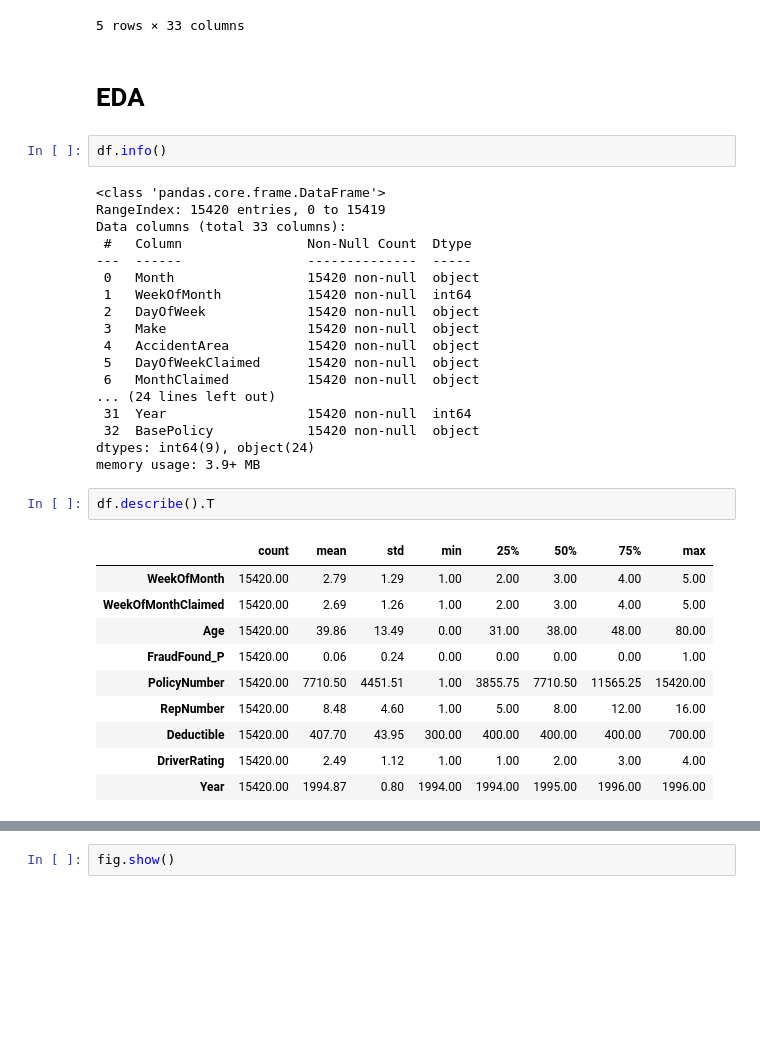
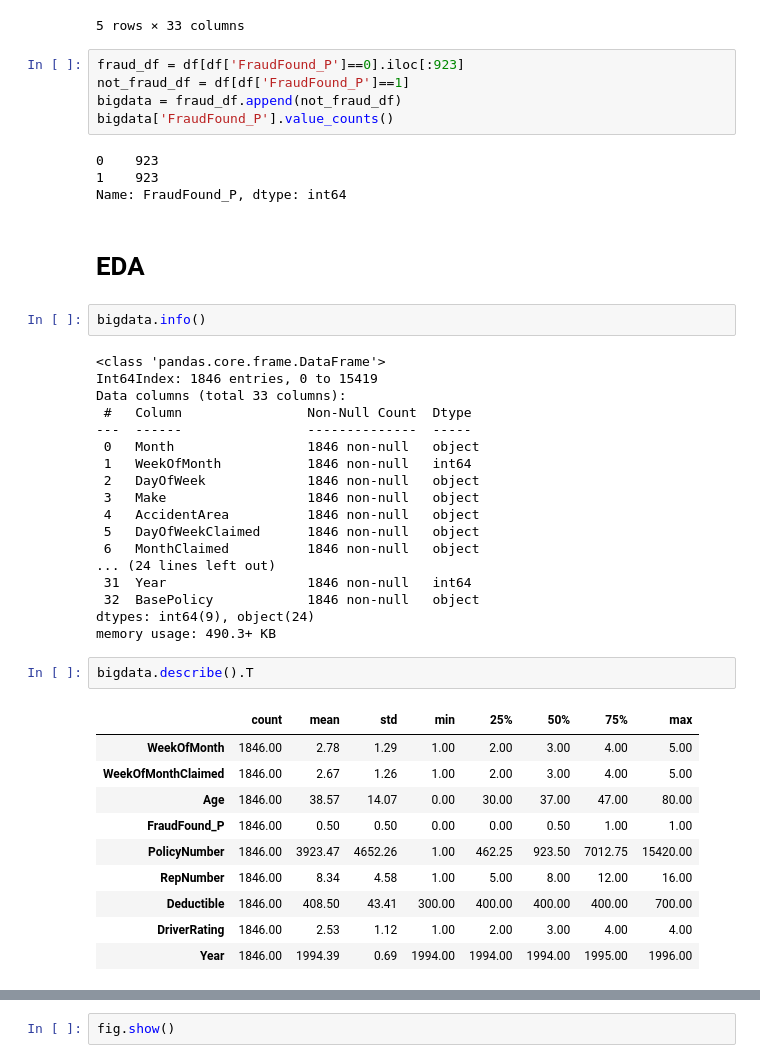
Before and after one commit to Srujan-DiagonalMatrix/APF, a Jupyter notebook: scripts/fraud/Vehicle_claim_insurance_fraud/code/fraud_insurance_model.ipynb, the cells around one changed output, grey strips where cells are left out. Drawn from its saved outputs; the diff is of its cells as text; blank space fills up the shorter version.

```diff
--- a/scripts/fraud/Vehicle_claim_insurance_fraud/code/fraud_insurance_model.ipynb
+++ b/scripts/fraud/Vehicle_claim_insurance_fraud/code/fraud_insurance_model.ipynb
@@ -57,39 +57,48 @@ df.head()
 | 3 | Jun | 2 | Saturday | Toyota | Rural | Friday | Jul | ... |
 | 4 | Jan | 5 | Monday | Honda | Urban | Tuesday | Feb | ... |
 5 rows × 33 columns
+# %%
+fraud_df = df[df['FraudFound_P']==0].iloc[:923]
+not_fraud_df = df[df['FraudFound_P']==1]
+bigdata = fraud_df.append(not_fraud_df)
+bigdata['FraudFound_P'].value_counts()
+# %% [output]
+0    923
+1    923
+Name: FraudFound_P, dtype: int64
 # %% [markdown]
 # EDA
 # %%
-df.info()
+bigdata.info()
 # %% [output]
 <class 'pandas.core.frame.DataFrame'>
-RangeIndex: 15420 entries, 0 to 15419
+Int64Index: 1846 entries, 0 to 15419
 Data columns (total 33 columns):
  #   Column                Non-Null Count  Dtype
 ---  ------                --------------  -----
- 0   Month                 15420 non-null  object
- 1   WeekOfMonth           15420 non-null  int64
- 2   DayOfWeek             15420 non-null  object
- 3   Make                  15420 non-null  object
- 4   AccidentArea          15420 non-null  object
- 5   DayOfWeekClaimed      15420 non-null  object
- 6   MonthClaimed          15420 non-null  object
+ 0   Month                 1846 non-null   object
+ 1   WeekOfMonth           1846 non-null   int64
+ 2   DayOfWeek             1846 non-null   object
+ 3   Make                  1846 non-null   object
+ 4   AccidentArea          1846 non-null   object
+ 5   DayOfWeekClaimed      1846 non-null   object
+ 6   MonthClaimed          1846 non-null   object
 ... (24 lines left out)
- 31  Year                  15420 non-null  int64
- 32  BasePolicy            15420 non-null  object
+ 31  Year                  1846 non-null   int64
+ 32  BasePolicy            1846 non-null   object
 dtypes: int64(9), object(24)
-memory usage: 3.9+ MB
+memory usage: 490.3+ KB
 # %%
-df.describe().T
+bigdata.describe().T
 # %% [output]
 |  | count | mean | std | min | 25% | 50% | 75% | max |
-| WeekOfMonth | 15420.00 | 2.79 | 1.29 | 1.00 | 2.00 | 3.00 | 4.00 | 5.00 |
-| WeekOfMonthClaimed | 15420.00 | 2.69 | 1.26 | 1.00 | 2.00 | 3.00 | 4.00 | 5.00 |
-| Age | 15420.00 | 39.86 | 13.49 | 0.00 | 31.00 | 38.00 | 48.00 | 80.00 |
-| FraudFound_P | 15420.00 | 0.06 | 0.24 | 0.00 | 0.00 | 0.00 | 0.00 | 1.00 |
-| PolicyNumber | 15420.00 | 7710.50 | 4451.51 | 1.00 | 3855.75 | 7710.50 | 11565.25 | 15420.00 |
-| RepNumber | 15420.00 | 8.48 | 4.60 | 1.00 | 5.00 | 8.00 | 12.00 | 16.00 |
-| Deductible | 15420.00 | 407.70 | 43.95 | 300.00 | 400.00 | 400.00 | 400.00 | 700.00 |
-| DriverRating | 15420.00 | 2.49 | 1.12 | 1.00 | 1.00 | 2.00 | 3.00 | 4.00 |
-| Year | 15420.00 | 1994.87 | 0.80 | 1994.00 | 1994.00 | 1995.00 | 1996.00 | 1996.00 |
+| WeekOfMonth | 1846.00 | 2.78 | 1.29 | 1.00 | 2.00 | 3.00 | 4.00 | 5.00 |
+| WeekOfMonthClaimed | 1846.00 | 2.67 | 1.26 | 1.00 | 2.00 | 3.00 | 4.00 | 5.00 |
+| Age | 1846.00 | 38.57 | 14.07 | 0.00 | 30.00 | 37.00 | 47.00 | 80.00 |
+| FraudFound_P | 1846.00 | 0.50 | 0.50 | 0.00 | 0.00 | 0.50 | 1.00 | 1.00 |
+| PolicyNumber | 1846.00 | 3923.47 | 4652.26 | 1.00 | 462.25 | 923.50 | 7012.75 | 15420.00 |
+| RepNumber | 1846.00 | 8.34 | 4.58 | 1.00 | 5.00 | 8.00 | 12.00 | 16.00 |
+| Deductible | 1846.00 | 408.50 | 43.41 | 300.00 | 400.00 | 400.00 | 400.00 | 700.00 |
+| DriverRating | 1846.00 | 2.53 | 1.12 | 1.00 | 2.00 | 3.00 | 4.00 | 4.00 |
+| Year | 1846.00 | 1994.39 | 0.69 | 1994.00 | 1994.00 | 1994.00 | 1995.00 | 1996.00 |
 # %%
```
Also changed, not shown: parts of 21 cells of this notebook, 2 other files.
